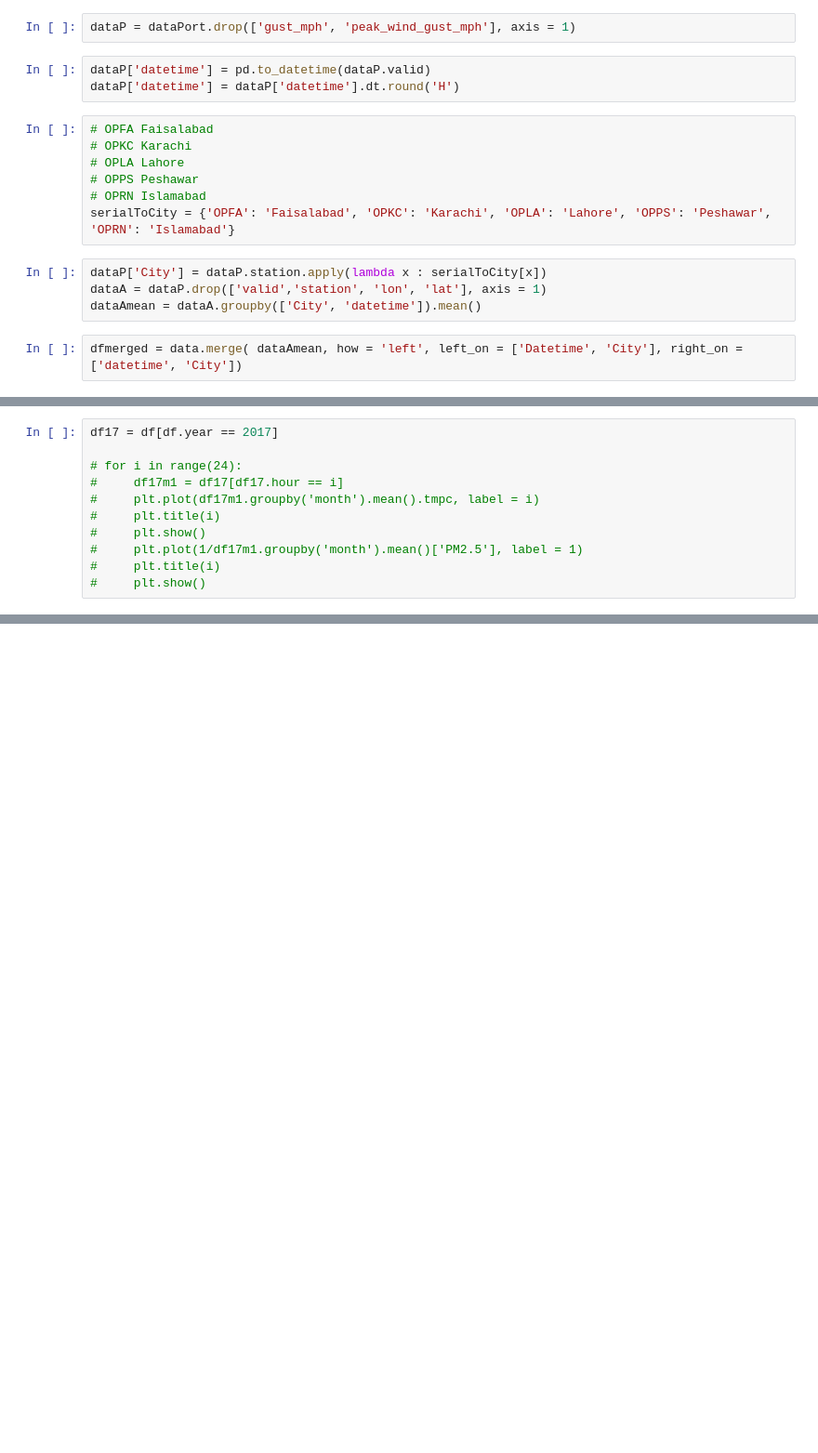
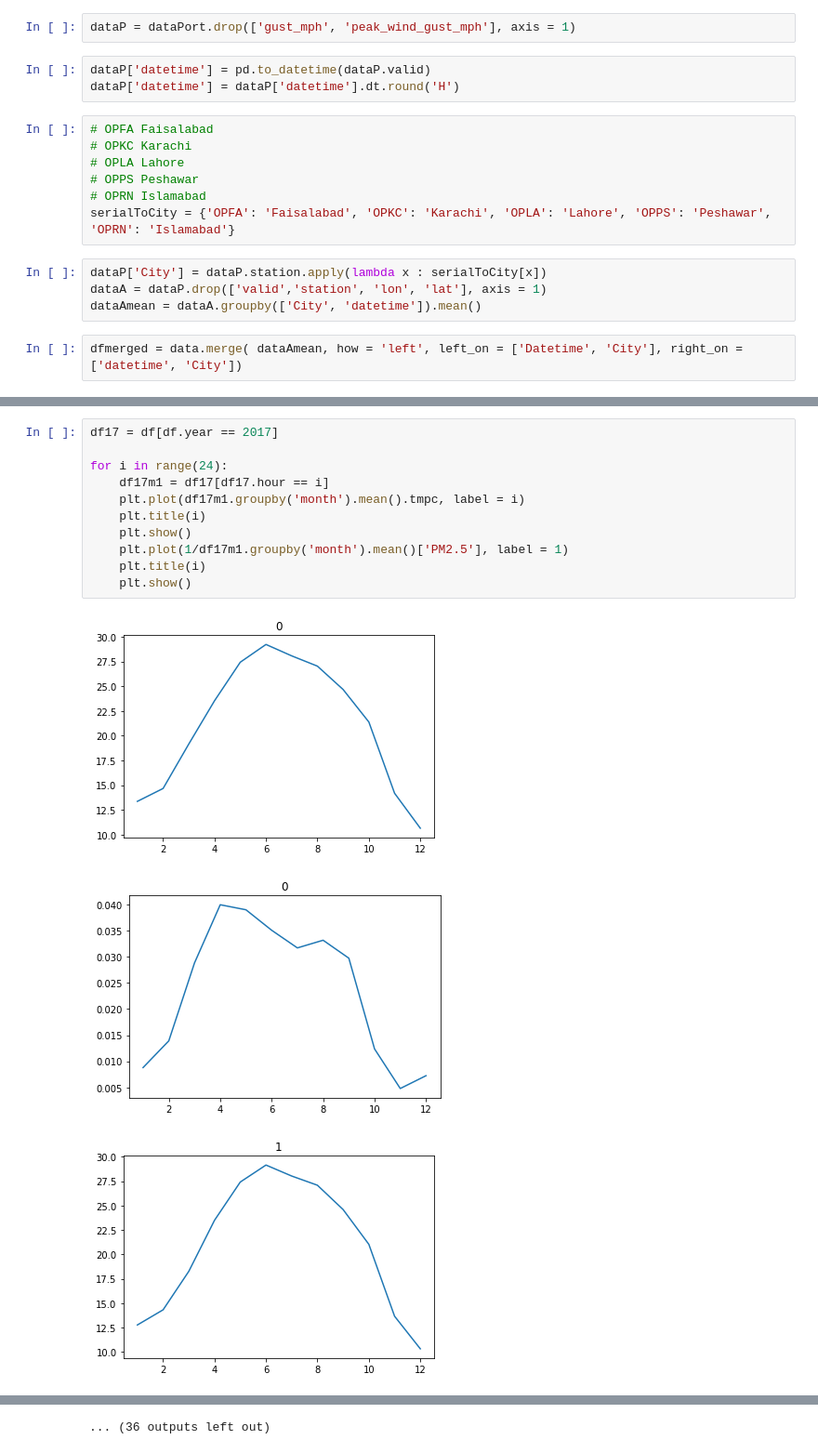
Before and after one commit to Rayyan98/airQualityDeepLearning, a Jupyter notebook: code/exploringDataNew.ipynb, the cells around one changed output, grey strips where cells are left out. Shown at 93% size. Drawn from its saved outputs; the diff is of its cells as text; blank space fills up the shorter version.

```diff
--- a/code/exploringDataNew.ipynb
+++ b/code/exploringDataNew.ipynb
@@ -60,11 +60,15 @@ df.corr('pearson')
 # %%
 df17 = df[df.year == 2017]
 
-# for i in range(24):
-#     df17m1 = df17[df17.hour == i]
-#     plt.plot(df17m1.groupby('month').mean().tmpc, label = i)
-#     plt.title(i)
-#     plt.show()
-#     plt.plot(1/df17m1.groupby('month').mean()['PM2.5'], label = 1)
-#     plt.title(i)
-#     plt.show()
+for i in range(24):
+    df17m1 = df17[df17.hour == i]
+    plt.plot(df17m1.groupby('month').mean().tmpc, label = i)
+    plt.title(i)
+    plt.show()
+    plt.plot(1/df17m1.groupby('month').mean()['PM2.5'], label = 1)
+    plt.title(i)
+    plt.show()
+# %% [output]
+[figure, added]
+[figure, added]
+[figure, added]
@@ -71,3 +84,4 @@ df17 = df[df.year == 2017]
+... (36 outputs left out)
 # %%
 df17m = df17[df17.month.isin([10,11,12,1])]
 df17mw = df17m[df17m.weekday.isin(range(0,7))]
```
Also changed, not shown: parts of 15 cells of this notebook.
